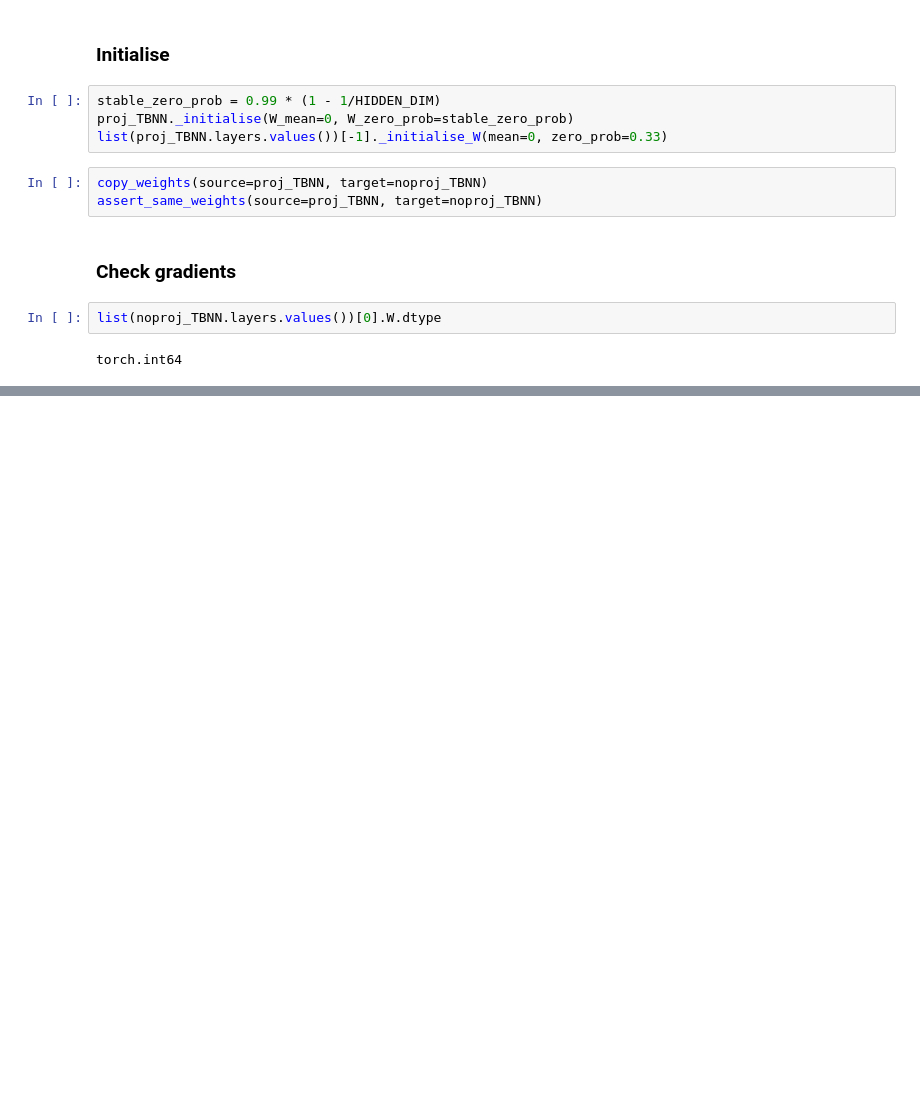
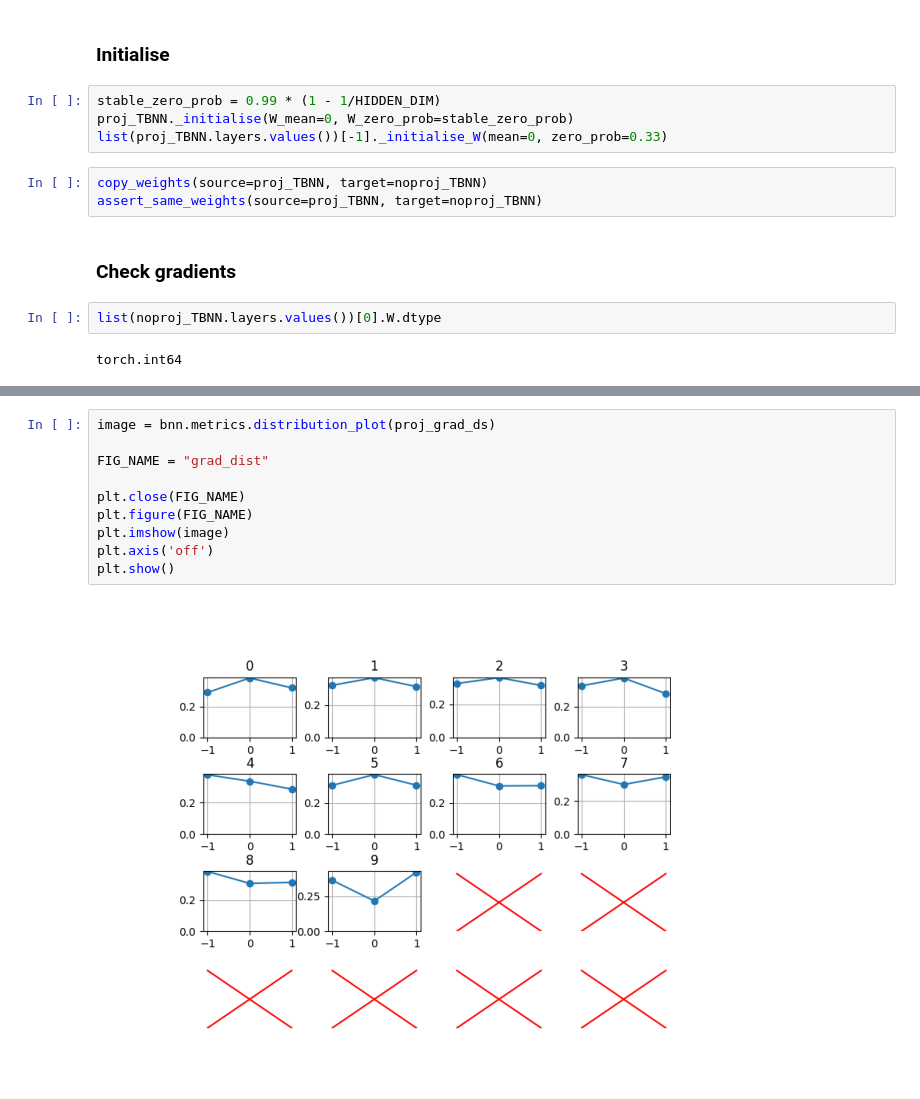
Before and after one commit to ryanjakecherian/bnn, a Jupyter notebook: notebooks/gradient_sign.ipynb, the cells around one changed output, grey strips where cells are left out. Drawn from its saved outputs; the diff is of its cells as text; blank space fills up the shorter version.

```diff
--- a/notebooks/gradient_sign.ipynb
+++ b/notebooks/gradient_sign.ipynb
@@ -191,0 +238,12 @@ nonzero wrong sign (inc0) prop: 0.000
+# %%
+image = bnn.metrics.distribution_plot(proj_grad_ds)
+
+FIG_NAME = "grad_dist"
+
+plt.close(FIG_NAME)
+plt.figure(FIG_NAME)
+plt.imshow(image)
+plt.axis('off')
+plt.show()
+# %% [output]
+[figure, added]
```
Also changed, not shown: parts of 9 cells of this notebook, 5 other files.
